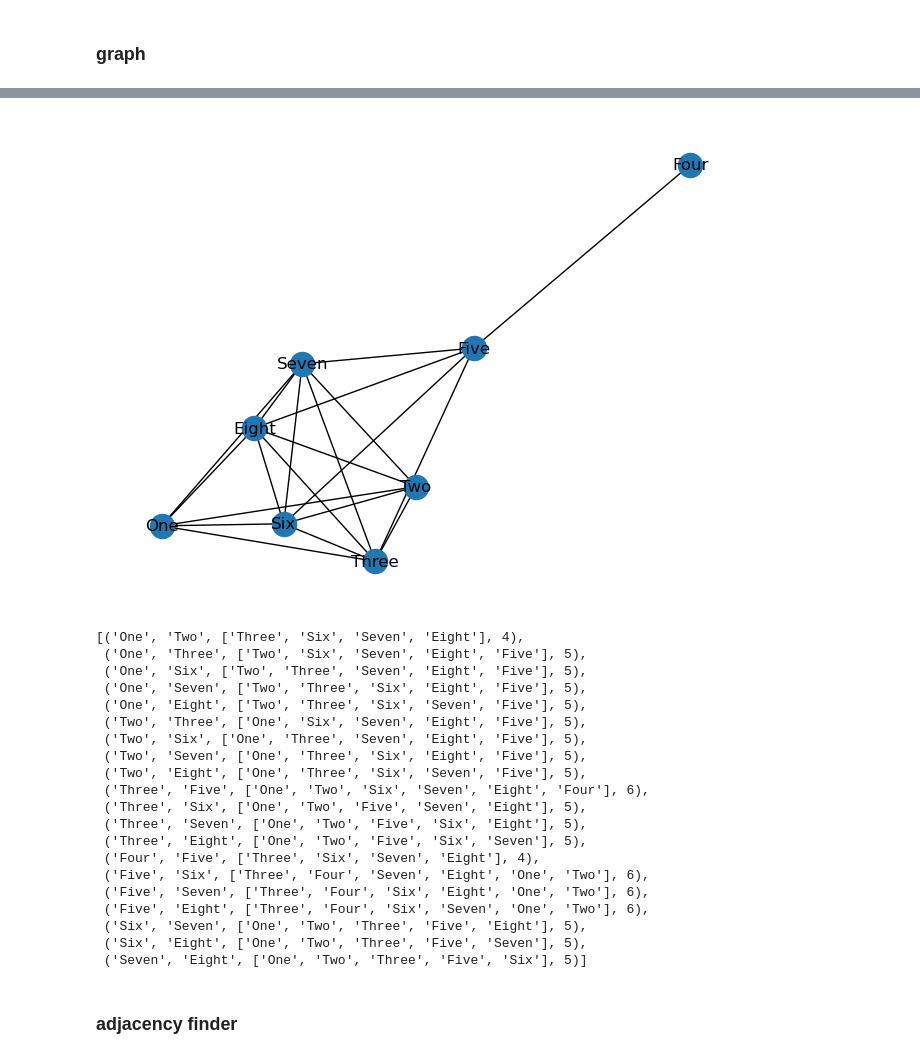
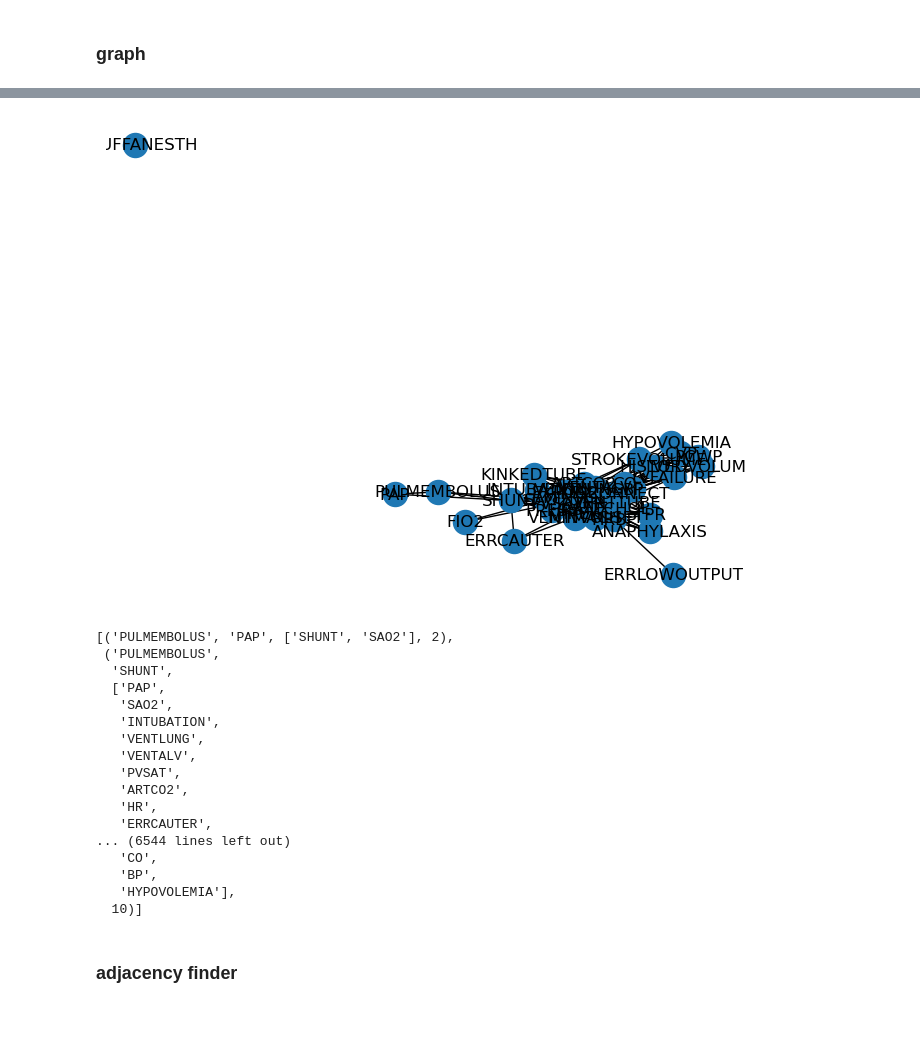
Before and after one commit to Elicit3495/ML_FYP, a Jupyter notebook: conditional.ipynb, the cells around one changed output, grey strips where cells are left out. Drawn from its saved outputs; the diff is of its cells as text; code cells hidden in the pictures; blank space fills up the shorter version.

```diff
--- a/conditional.ipynb
+++ b/conditional.ipynb
@@ -170,7 +170,7 @@ def Graph(df):
 #     print(G)
     return(G)
 # %%
-g = Graph(df_small)
+g = Graph(df_medium)
 print(g)
 nx.draw(g, with_labels = True)
 # %% [output]
@@ -193,7 +193,8 @@ def PC_0(df, rho, G):
 #     print(G)
     return(G)
 # %%
-g_0 = PC_0(df_small, 0.05, g)
+%%time
+g_0 = PC_0(df_medium, 0.05, g)
 print(g_0)
 nx.draw(g_0, with_labels = True)
 # %% [output]
@@ -201,27 +204,24 @@ Graph with 8 nodes and 20 edges
-[figure, old version]
+[figure, new version]
 # %%
 find_adjacency_XY(g_0)
 # %% [output]
-[('One', 'Two', ['Three', 'Six', 'Seven', 'Eight'], 4),
- ('One', 'Three', ['Two', 'Six', 'Seven', 'Eight', 'Five'], 5),
- ('One', 'Six', ['Two', 'Three', 'Seven', 'Eight', 'Five'], 5),
- ('One', 'Seven', ['Two', 'Three', 'Six', 'Eight', 'Five'], 5),
- ('One', 'Eight', ['Two', 'Three', 'Six', 'Seven', 'Five'], 5),
- ('Two', 'Three', ['One', 'Six', 'Seven', 'Eight', 'Five'], 5),
- ('Two', 'Six', ['One', 'Three', 'Seven', 'Eight', 'Five'], 5),
- ('Two', 'Seven', ['One', 'Three', 'Six', 'Eight', 'Five'], 5),
- ('Two', 'Eight', ['One', 'Three', 'Six', 'Seven', 'Five'], 5),
- ('Three', 'Five', ['One', 'Two', 'Six', 'Seven', 'Eight', 'Four'], 6),
- ('Three', 'Six', ['One', 'Two', 'Five', 'Seven', 'Eight'], 5),
- ('Three', 'Seven', ['One', 'Two', 'Five', 'Six', 'Eight'], 5),
- ('Three', 'Eight', ['One', 'Two', 'Five', 'Six', 'Seven'], 5),
- ('Four', 'Five', ['Three', 'Six', 'Seven', 'Eight'], 4),
- ('Five', 'Six', ['Three', 'Four', 'Seven', 'Eight', 'One', 'Two'], 6),
- ('Five', 'Seven', ['Three', 'Four', 'Six', 'Eight', 'One', 'Two'], 6),
- ('Five', 'Eight', ['Three', 'Four', 'Six', 'Seven', 'One', 'Two'], 6),
- ('Six', 'Seven', ['One', 'Two', 'Three', 'Five', 'Eight'], 5),
- ('Six', 'Eight', ['One', 'Two', 'Three', 'Five', 'Seven'], 5),
- ('Seven', 'Eight', ['One', 'Two', 'Three', 'Five', 'Six'], 5)]
+[('PULMEMBOLUS', 'PAP', ['SHUNT', 'SAO2'], 2),
+ ('PULMEMBOLUS',
+  'SHUNT',
+  ['PAP',
+   'SAO2',
+   'INTUBATION',
+   'VENTLUNG',
+   'VENTALV',
+   'PVSAT',
+   'ARTCO2',
+   'HR',
+   'ERRCAUTER',
+... (6544 lines left out)
+   'CO',
+   'BP',
+   'HYPOVOLEMIA'],
+  10)]
 # %% [markdown]
 ### adjacency finder
 # %%
```
Also changed, not shown: parts of 11 cells of this notebook.
